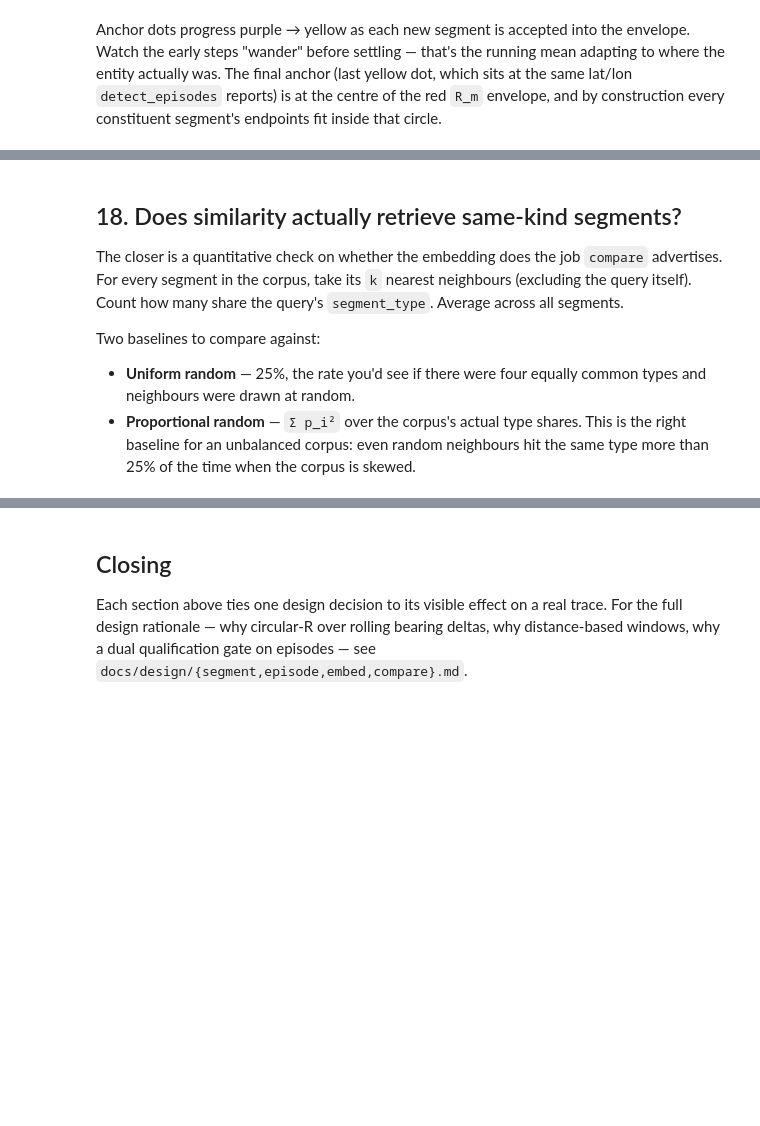
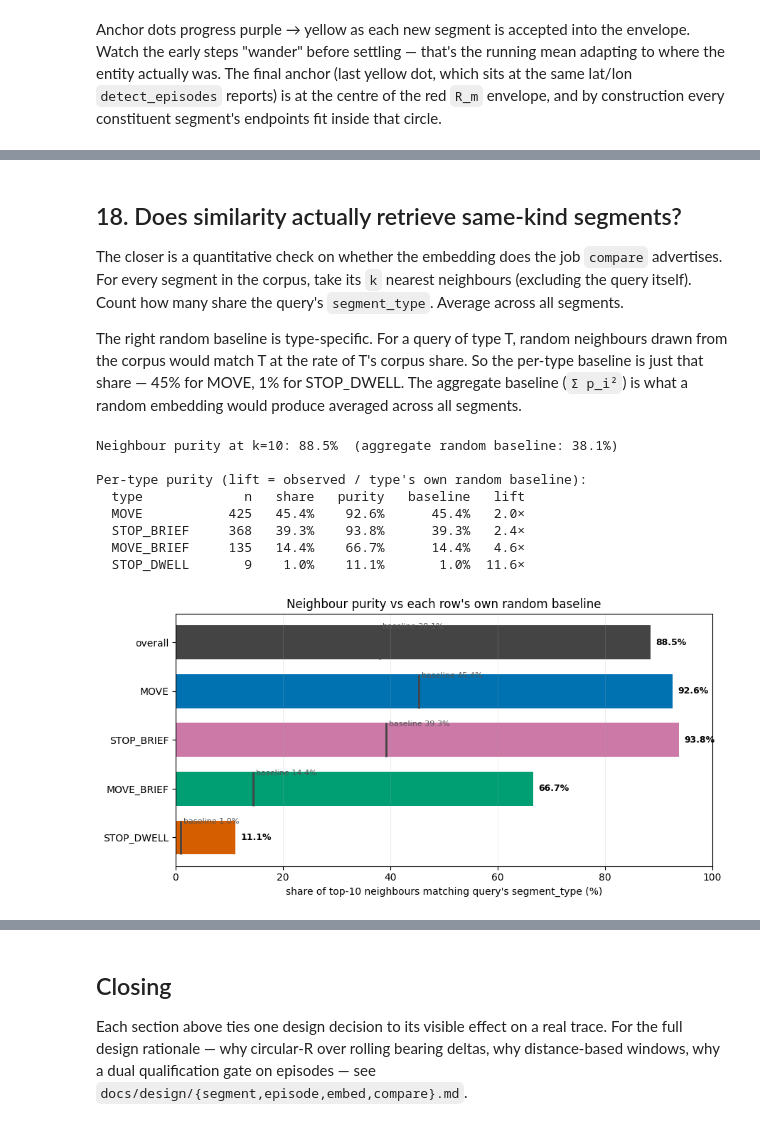
Before and after one commit to darmaaz/trajkit, a Jupyter notebook: examples/geolife/explore.ipynb, the cells around one changed output, grey strips where cells are left out. Cells and saved outputs as stored; diff of their text form; code cells hidden in the pictures; blank space fills up the shorter version.

```diff
--- a/examples/geolife/explore.ipynb
+++ b/examples/geolife/explore.ipynb
@@ -1215,14 +1580,12 @@ job `compare` advertises. For every segment in the corpus, take its
 `k` nearest neighbours (excluding the query itself). Count how many
 share the query's `segment_type`. Average across all segments.
 
-Two baselines to compare against:
-
-* **Uniform random** — 25%, the rate you'd see if there were four
-  equally common types and neighbours were drawn at random.
-* **Proportional random** — `Σ p_i²` over the corpus's actual type
-  shares. This is the right baseline for an unbalanced corpus: even
-  random neighbours hit the same type more than 25% of the time when
-  the corpus is skewed.
+The right random baseline is type-specific. For a query of type T,
+random neighbours drawn from the corpus would match T at the rate of
+T's corpus share. So the per-type baseline is just that share —
+45% for MOVE, 1% for STOP_DWELL. The aggregate baseline (`Σ p_i²`)
+is what a random embedding would produce averaged across all
+segments.
 # %%
 _K = 10
 _types_arr = (
@@ -1232,7 +1595,6 @@ _types_arr = (
 )
 _type_counts = pd.Series(_types_arr).value_counts()
 _type_props = _type_counts / len(_types_arr)
-_uniform = 1.0 / len(_type_counts)
 _proportional = float((_type_props ** 2).sum())
 
 # Reuse the segment index built in section 10.
@@ -1245,49 +1607,72 @@ for _qi, _qid in enumerate(seg_ids):
     _hits = search(_seg_index, seg_vectors[_qi], k=_K + 1)
     _nb_types = [
         _types_arr[_id_to_row[h.id]]
         for h in _hits if h.id != _qid
     ][:_K]
     if not _nb_types:
         continue
     _frac = sum(1 for t in _nb_types if t == _qtype) / len(_nb_types)
     _overall.append(_frac)
     _per_type_hits[_qtype].append(_frac)
 
 _overall_purity = float(np.mean(_overall))
 _per_type_purity = {
     t: float(np.mean(v)) if v else float("nan")
     for t, v in _per_type_hits.items()
 }
 
-print(f"Neighbour purity at k={_K}: {100*_overall_purity:.1f}%")
-print(f"  uniform random baseline:      {100*_uniform:.1f}%")
-print(f"  proportional random baseline: {100*_proportional:.1f}% "
-      f"(matches actual type distribution)")
-print(f"\nPer-type purity (n = segments of that type):")
+print(f"Neighbour purity at k={_K}: {100*_overall_purity:.1f}%  "
+      f"(aggregate random baseline: {100*_proportional:.1f}%)")
+print(f"\nPer-type purity (lift = observed / type's own random baseline):")
+print(f"  {'type':<12s}  {'n':>4s}  {'share':>6s}  {'purity':>7s}  {'baseline':>9s}  {'lift':>5s}")
 for _t in _type_counts.index:
-    print(
-        f"  {_t:<12s}  n={int(_type_counts[_t]):>3d}  "
-        f"share={_type_props[_t]*100:>5.1f}%  "
-        f"purity@{_K}={_per_type_purity[_t]*100:>5.1f}%"
-    )
+    _share = float(_type_props[_t])
+    _obs = _per_type_purity[_t]
+    _lift = _obs / _share if _share > 0 else float("inf")
+    print(f"  {_t:<12s}  {int(_type_counts[_t]):>4d}  "
+          f"{_share*100:>5.1f}%  "
+          f"{_obs*100:>6.1f}%  "
+          f"{_share*100:>8.1f}%  "
+          f"{_lift:>4.1f}×")
 
-# Bar chart: overall + per-type purity vs the proportional baseline
+# Bar chart: per-bar baseline marker for fair per-type comparison.
 fig, ax = plt.subplots(figsize=(9, 4.5))
 _labels = ["overall"] + list(_type_counts.index)
 _vals = [_overall_purity] + [_per_type_purity[t] for t in _type_counts.index]
+_baselines = [_proportional] + [float(_type_props[t]) for t in _type_counts.index]
 _colours = ["#444444"] + [COLOUR[t] for t in _type_counts.index]
-_bars = ax.barh(_labels, [100 * v for v in _vals], color=_colours)
-ax.axvline(100 * _proportional, color="#888", ls="--", lw=1,
-           label=f"proportional random ({100*_proportional:.1f}%)")
-ax.axvline(100 * _uniform, color="#bbb", ls=":", lw=1,
-           label=f"uniform random ({100*_uniform:.1f}%)")
+_y_positions = np.arange(len(_labels))
+_bars = ax.barh(_y_positions, [100 * v for v in _vals],
+                color=_colours, height=0.7)
+ax.set_yticks(_y_positions)
+ax.set_yticklabels(_labels)
+
+# Per-bar baseline as a vertical tick spanning the bar's height.
+for _y, _base in zip(_y_positions, _baselines, strict=True):
+    ax.plot(
+        [100 * _base, 100 * _base],
+        [_y - 0.35, _y + 0.35],
+        color="#444", lw=2, solid_capstyle="butt",
+    )
+    ax.text(100 * _base + 0.5, _y - 0.40, f"baseline {100*_base:.1f}%",
+            fontsize=8, color="#555", va="top")
+
 ax.set_xlim(0, 100)
 ax.set_xlabel(f"share of top-{_K} neighbours matching query's segment_type (%)")
-ax.set_title("Neighbour purity: how often does similarity retrieve same-kind segments?")
+ax.set_title("Neighbour purity vs each row's own random baseline")
 ax.invert_yaxis()
-ax.legend(loc="lower right", fontsize=9)
 ax.grid(True, alpha=0.2, axis="x")
 for bar, val in zip(_bars, _vals, strict=True):
     ax.text(bar.get_width() + 1, bar.get_y() + bar.get_height() / 2,
-            f"{100*val:.1f}%", va="center", fontsize=9)
+            f"{100*val:.1f}%", va="center", fontsize=9, fontweight="bold")
 plt.tight_layout(); plt.show()
+# %% [output]
+Neighbour purity at k=10: 88.5%  (aggregate random baseline: 38.1%)
+
+Per-type purity (lift = observed / type's own random baseline):
+  type             n   share   purity   baseline   lift
+  MOVE           425   45.4%    92.6%      45.4%   2.0×
+  STOP_BRIEF     368   39.3%    93.8%      39.3%   2.4×
+  MOVE_BRIEF     135   14.4%    66.7%      14.4%   4.6×
+  STOP_DWELL       9    1.0%    11.1%       1.0%  11.6×
+[figure, added]
```
Also changed, not shown: parts of 30 cells of this notebook, 2 other files.
